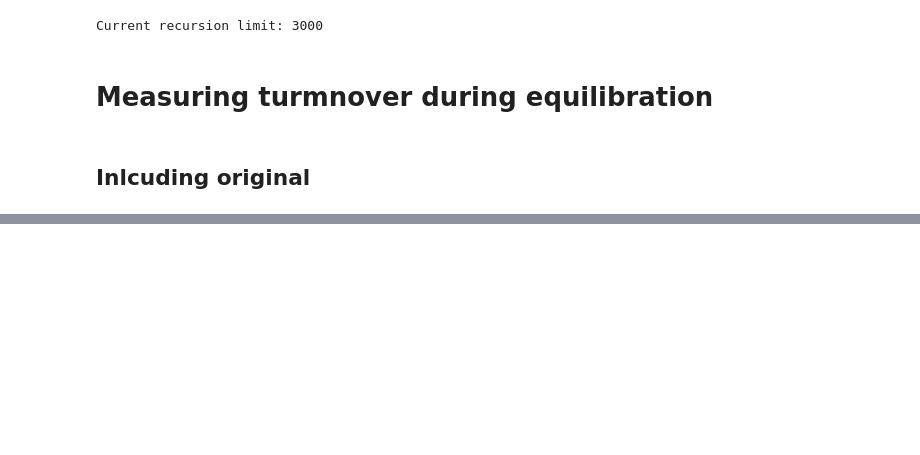
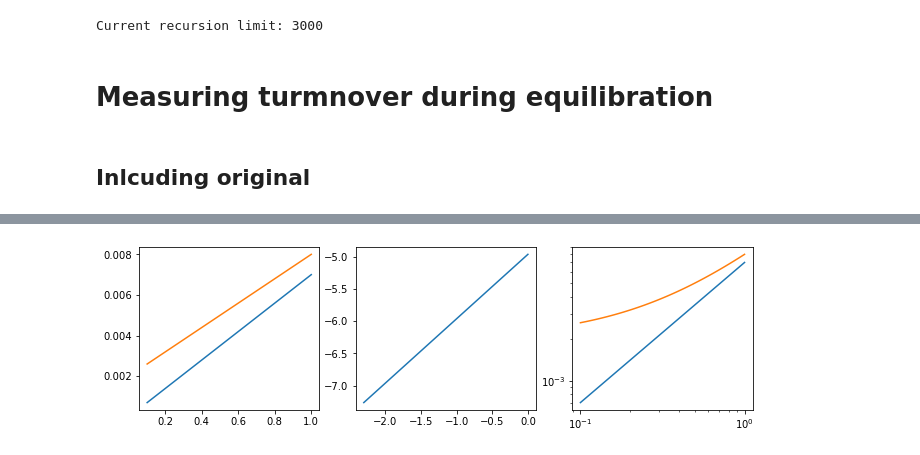
Before and after one commit to Billie1717/ColIVTurnover_Simulations, a Jupyter notebook: Data_and_Figures/Fig_Dome/MasterPlottingDome.ipynb, the cells around one changed output, grey strips where cells are left out. Drawn from its saved outputs; the diff is of its cells as text; code cells hidden in the pictures; blank space fills up the shorter version.

```diff
--- a/Data_and_Figures/Fig_Dome/MasterPlottingDome.ipynb
+++ b/Data_and_Figures/Fig_Dome/MasterPlottingDome.ipynb
@@ -92,0 +113,17 @@ fig.savefig(plotsdir+plotname)
+# %%
+fig,ax=plt.subplots(1,3,figsize = (11,3))
+x = np.linspace(0.1, 1, 100)
+y=x*0.007
+y2=x*0.006+0.002
+#ax[0].plot([0.1,1],[6,34],linestyle = '--',color = 'purple')
+#ax[1].plot([0.1,1],[6,36],linestyle = '--',color = 'purple')
+#ax[2].plot([0.1,1],[6,34],linestyle = '--',color = 'purple')
+ax[0].plot(x,y)
+ax[0].plot(x,y2)
+ax[1].plot(np.log(x),np.log(y))
+ax[2].plot(x,y)
+ax[2].plot(x,y2)
+ax[2].set_yscale('log')
+ax[2].set_xscale('log')
+# %% [output]
+[figure, added]
```
Also changed, not shown: parts of 2 cells of this notebook, 27 other files.
